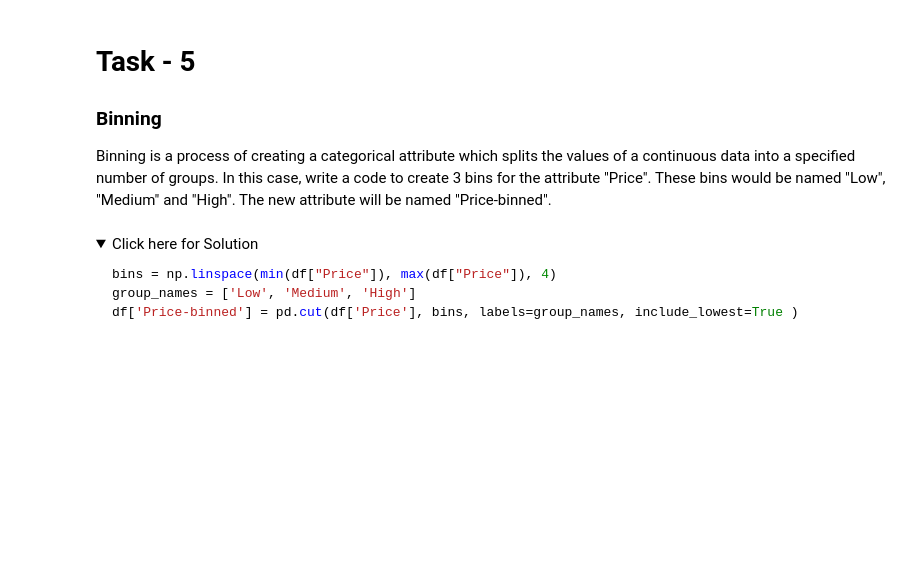
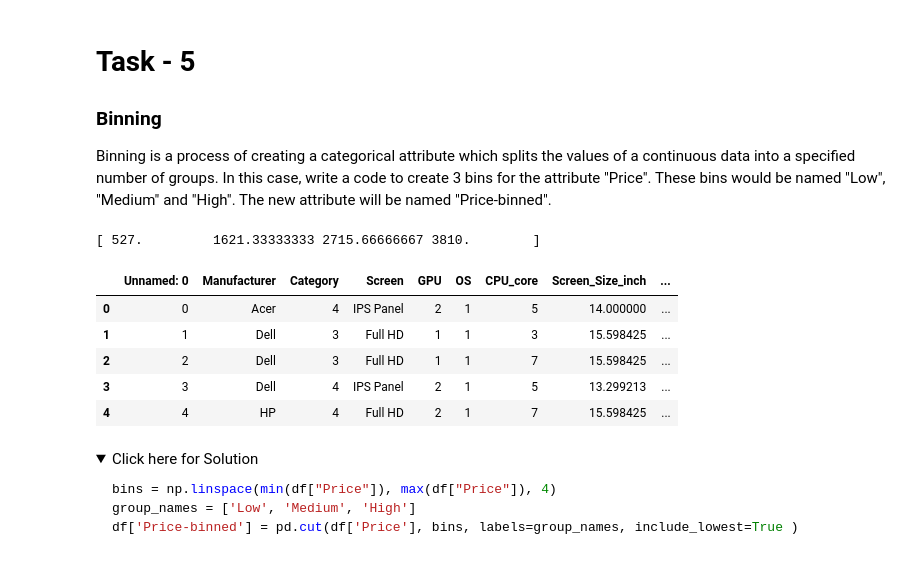
Before and after one commit to titooDiaz/DATA-SCIENCE-EN-PYTHON, a Jupyter notebook: IBM/MODULO 2/Formato de datos/PRACTICE.ipynb, the cells around one changed output. Saved outputs shown, nothing was run; the diff lists cells and outputs as text; code cells hidden in the pictures; folded sections open; blank space fills up the shorter version.

```diff
--- a/IBM/MODULO 2/Formato de datos/PRACTICE.ipynb
+++ b/IBM/MODULO 2/Formato de datos/PRACTICE.ipynb
@@ -259,6 +284,19 @@ df['CPU_frequency'] = df['CPU_frequency']/df['CPU_frequency'].max()
 Binning is a process of creating a categorical attribute which splits the values of a continuous data into a specified number of groups. In this case, write a code to create 3 bins for the attribute "Price". These bins would be named "Low", "Medium" and "High". The new attribute will be named "Price-binned".
 # %%
 # Write your code below and press Shift+Enter to execute
+bins = np.linspace(min(df["Price"]), max(df["Price"]), 4)
+print(bins) # Rangos
+group_names = ['Low', 'Medium', 'High']
+df['Price-binned'] = pd.cut(df['Price'], bins, labels=group_names, include_lowest=True)
+df.head(n=5)
+# %% [output]
+[ 527.         1621.33333333 2715.66666667 3810.        ]
+|  | Unnamed: 0 | Manufacturer | Category | Screen | GPU | OS | CPU_core | Screen_Size_inch | ... |
+| 0 | 0 | Acer | 4 | IPS Panel | 2 | 1 | 5 | 14.000000 | ... |
+| 1 | 1 | Dell | 3 | Full HD | 1 | 1 | 3 | 15.598425 | ... |
+| 2 | 2 | Dell | 3 | Full HD | 1 | 1 | 7 | 15.598425 | ... |
+| 3 | 3 | Dell | 4 | IPS Panel | 2 | 1 | 5 | 13.299213 | ... |
+| 4 | 4 | HP | 4 | Full HD | 2 | 1 | 7 | 15.598425 | ... |
 # %% [markdown]
 <details>
     <summary>Click here for Solution</summary>
```
Also changed, not shown: parts of 7 cells of this notebook.
